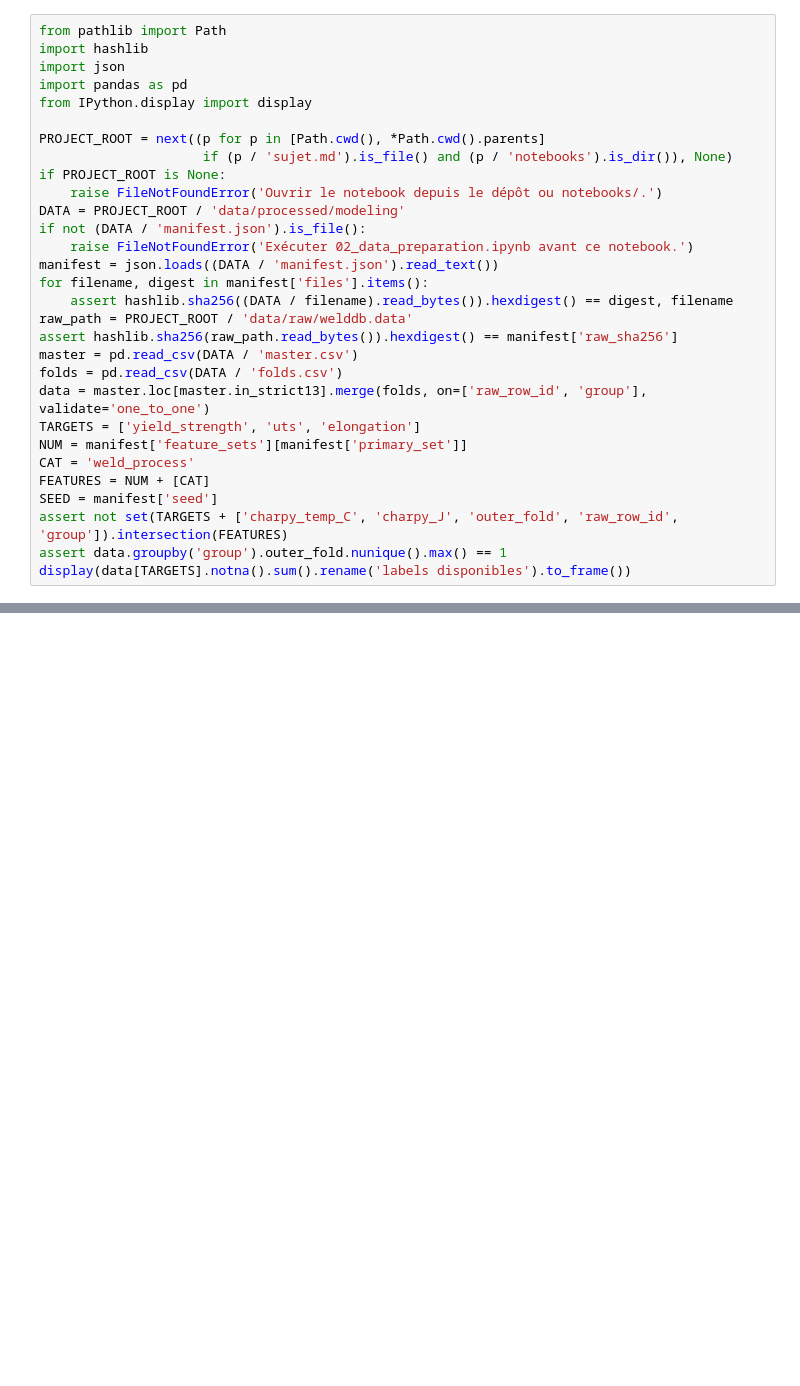
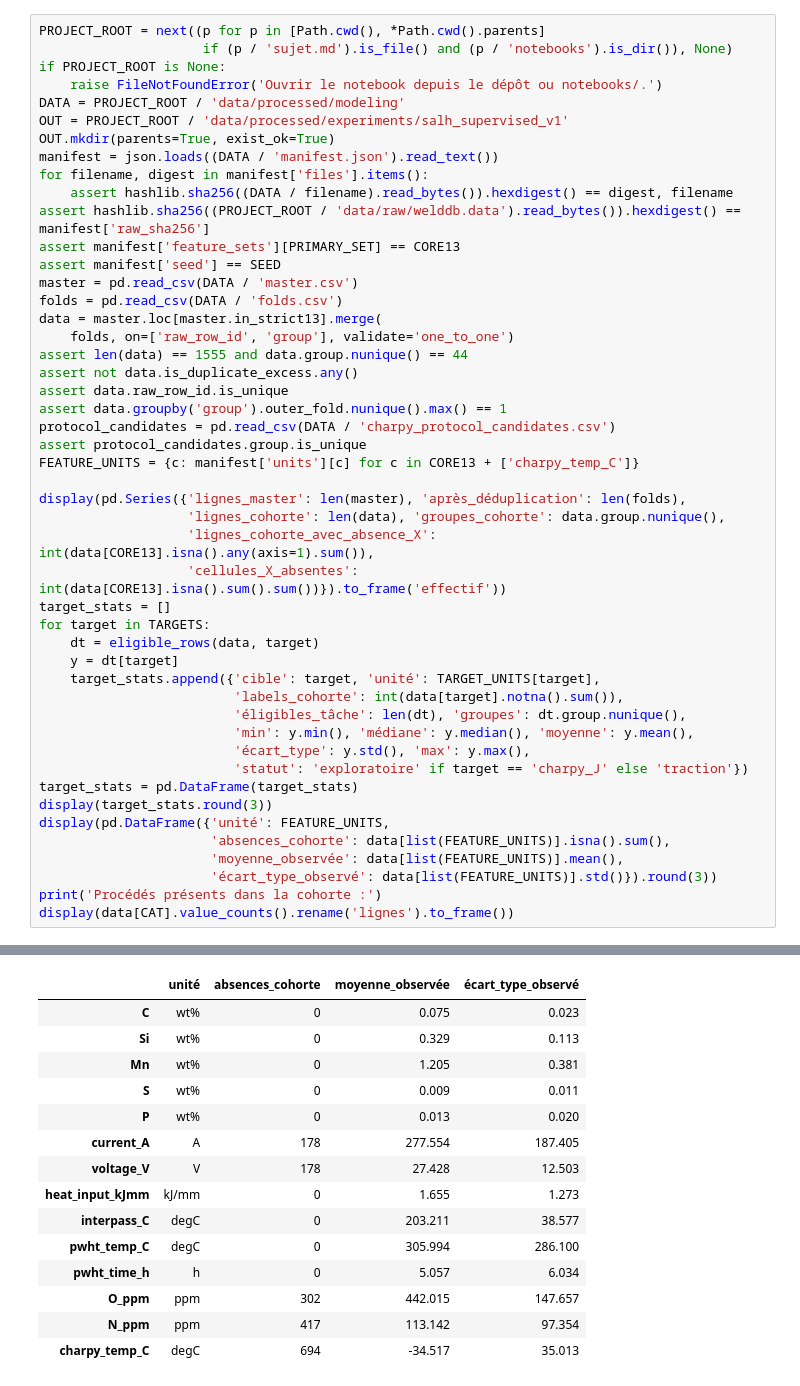
Before and after one commit to MSalh-CS-3A/weld-quality-ml, a Jupyter notebook: notebooks/03_modeling.ipynb, the cells around one changed output, grey strips where cells are left out. Cells and saved outputs as stored; diff of their text form; blank space fills up the shorter version.

Commit message:
Add supervised benchmarks, diagnostics and inductive COREG experiments

```diff
--- a/notebooks/03_modeling.ipynb
+++ b/notebooks/03_modeling.ipynb
@@ -10,30 +151,49 @@ Les benchmarks existants ont déjà réalisé des imputations et des entraîneme
 # %%
-from pathlib import Path
-import hashlib
-import json
-import pandas as pd
-from IPython.display import display
-
 PROJECT_ROOT = next((p for p in [Path.cwd(), *Path.cwd().parents]
                      if (p / 'sujet.md').is_file() and (p / 'notebooks').is_dir()), None)
 if PROJECT_ROOT is None:
     raise FileNotFoundError('Ouvrir le notebook depuis le dépôt ou notebooks/.')
 DATA = PROJECT_ROOT / 'data/processed/modeling'
-if not (DATA / 'manifest.json').is_file():
-    raise FileNotFoundError('Exécuter 02_data_preparation.ipynb avant ce notebook.')
+OUT = PROJECT_ROOT / 'data/processed/experiments/salh_supervised_v1'
+OUT.mkdir(parents=True, exist_ok=True)
 manifest = json.loads((DATA / 'manifest.json').read_text())
 for filename, digest in manifest['files'].items():
     assert hashlib.sha256((DATA / filename).read_bytes()).hexdigest() == digest, filename
-raw_path = PROJECT_ROOT / 'data/raw/welddb.data'
-assert hashlib.sha256(raw_path.read_bytes()).hexdigest() == manifest['raw_sha256']
+assert hashlib.sha256((PROJECT_ROOT / 'data/raw/welddb.data').read_bytes()).hexdigest() == manifest['raw_sha256']
+assert manifest['feature_sets'][PRIMARY_SET] == CORE13
+assert manifest['seed'] == SEED
 master = pd.read_csv(DATA / 'master.csv')
 folds = pd.read_csv(DATA / 'folds.csv')
-data = master.loc[master.in_strict13].merge(folds, on=['raw_row_id', 'group'], validate='one_to_one')
-TARGETS = ['yield_strength', 'uts', 'elongation']
-NUM = manifest['feature_sets'][manifest['primary_set']]
-CAT = 'weld_process'
-FEATURES = NUM + [CAT]
-SEED = manifest['seed']
-assert not set(TARGETS + ['charpy_temp_C', 'charpy_J', 'outer_fold', 'raw_row_id', 'group']).intersection(FEATURES)
+data = master.loc[master.in_strict13].merge(
+    folds, on=['raw_row_id', 'group'], validate='one_to_one')
+assert len(data) == 1555 and data.group.nunique() == 44
+assert not data.is_duplicate_excess.any()
+assert data.raw_row_id.is_unique
 assert data.groupby('group').outer_fold.nunique().max() == 1
-display(data[TARGETS].notna().sum().rename('labels disponibles').to_frame())
+protocol_candidates = pd.read_csv(DATA / 'charpy_protocol_candidates.csv')
+assert protocol_candidates.group.is_unique
+FEATURE_UNITS = {c: manifest['units'][c] for c in CORE13 + ['charpy_temp_C']}
+
+display(pd.Series({'lignes_master': len(master), 'après_déduplication': len(folds),
+                   'lignes_cohorte': len(data), 'groupes_cohorte': data.group.nunique(),
+                   'lignes_cohorte_avec_absence_X': int(data[CORE13].isna().any(axis=1).sum()),
+                   'cellules_X_absentes': int(data[CORE13].isna().sum().sum())}).to_frame('effectif'))
+target_stats = []
+for target in TARGETS:
+    dt = eligible_rows(data, target)
+    y = dt[target]
+    target_stats.append({'cible': target, 'unité': TARGET_UNITS[target],
+                         'labels_cohorte': int(data[target].notna().sum()),
+                         'éligibles_tâche': len(dt), 'groupes': dt.group.nunique(),
+                         'min': y.min(), 'médiane': y.median(), 'moyenne': y.mean(),
+                         'écart_type': y.std(), 'max': y.max(),
+                         'statut': 'exploratoire' if target == 'charpy_J' else 'traction'})
+target_stats = pd.DataFrame(target_stats)
+display(target_stats.round(3))
+display(pd.DataFrame({'unité': FEATURE_UNITS,
+                      'absences_cohorte': data[list(FEATURE_UNITS)].isna().sum(),
+                      'moyenne_observée': data[list(FEATURE_UNITS)].mean(),
+                      'écart_type_observé': data[list(FEATURE_UNITS)].std()}).round(3))
+print('Procédés présents dans la cohorte :')
+display(data[CAT].value_counts().rename('lignes').to_frame())
+# %% [output]
@@ -39,0 +212,15 @@ display(data[TARGETS].notna().sum().rename('labels disponibles').to_frame())
+|  | unité | absences_cohorte | moyenne_observée | écart_type_observé |
+| C | wt% | 0 | 0.075 | 0.023 |
+| Si | wt% | 0 | 0.329 | 0.113 |
+| Mn | wt% | 0 | 1.205 | 0.381 |
+| S | wt% | 0 | 0.009 | 0.011 |
+| P | wt% | 0 | 0.013 | 0.020 |
+| current_A | A | 178 | 277.554 | 187.405 |
+| voltage_V | V | 178 | 27.428 | 12.503 |
+| heat_input_kJmm | kJ/mm | 0 | 1.655 | 1.273 |
+| interpass_C | degC | 0 | 203.211 | 38.577 |
+| pwht_temp_C | degC | 0 | 305.994 | 286.100 |
+| pwht_time_h | h | 0 | 5.057 | 6.034 |
+| O_ppm | ppm | 302 | 442.015 | 147.657 |
+| N_ppm | ppm | 417 | 113.142 | 97.354 |
+| charpy_temp_C | degC | 694 | -34.517 | 35.013 |
```
Also changed, not shown: parts of 28 cells of this notebook, 19 other files.
